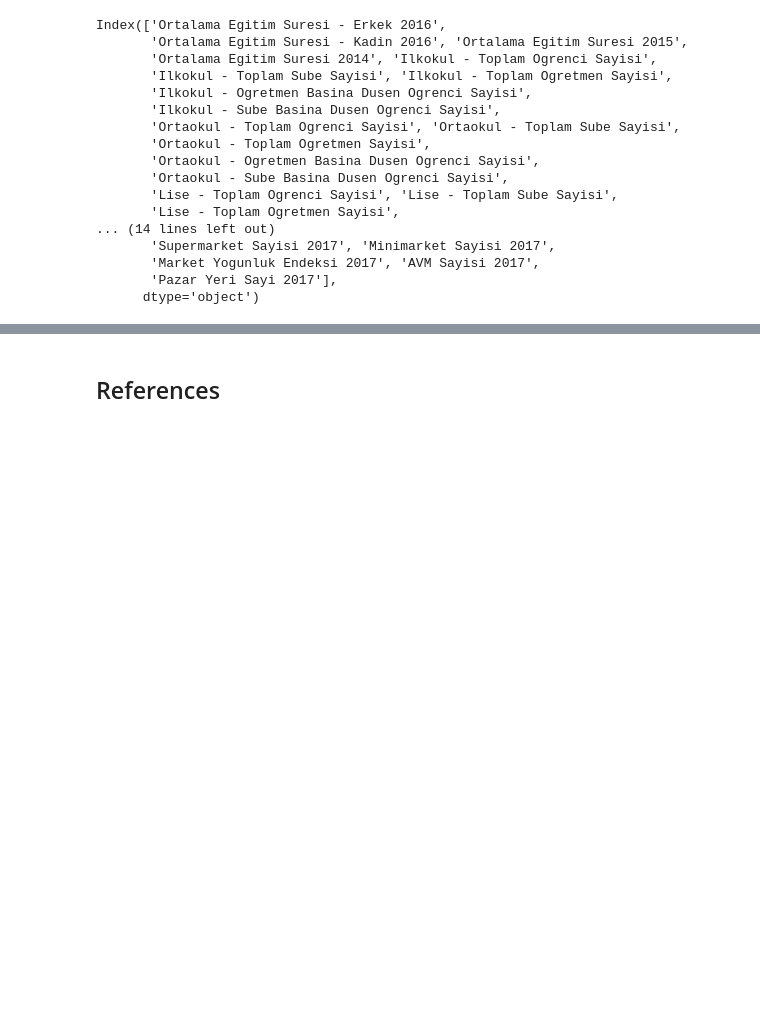
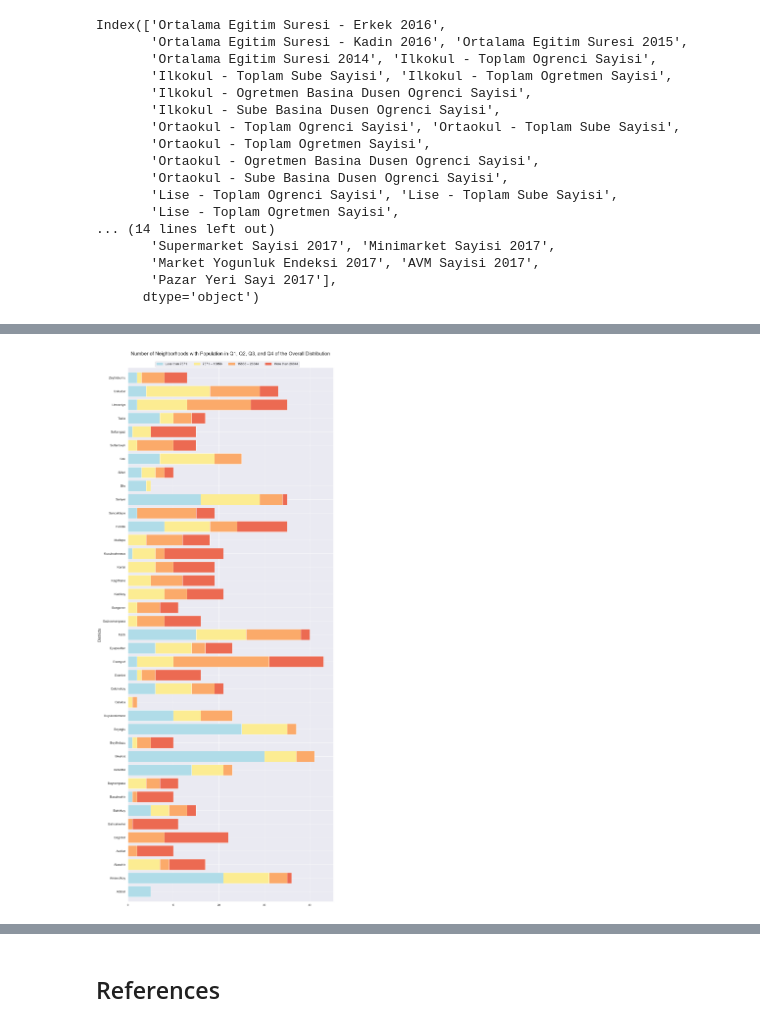
Before and after one commit to ercansen/istanbul, a Jupyter notebook: istanbul.ipynb, the cells around one changed output, grey strips where cells are left out. Saved outputs shown, nothing was run; the diff lists cells and outputs as text; code cells hidden in the pictures; blank space fills up the shorter version.

Commit message:
data cleaning, feature transformations, data visualizations; in progress

```diff
--- a/istanbul.ipynb
+++ b/istanbul.ipynb
@@ -1211,7 +1403,7 @@ for row in nbhds[(nbhds['district'] == 'SILIVRI')].itertuples():
 # Retains only the non-village neighborhoods in the filtered df socio_filtered
 socio_filtered = socio_filtered[~socio_filtered['nbhd_id'].isin(rows_to_ignore)]
 # %%
-# Filters neighborhoods with population above 500, for consistent and stable statistical analyses
-socio_filtered = socio_filtered[socio_filtered['2019 Toplam Nufus'] > 500]
+# Filters neighborhoods with population above 500, for stable and generizable statistical analyses
+socio_filtered = socio_filtered[socio_filtered['Total Population 2019'] > 500]
 # %%
 # We see that only a few null entries exist, so we can safely drop them and work with the remaining ones
@@ -1239,0 +1459,4 @@ socio_filtered = socio_filtered.dropna()
+# %%
+quartile_1 = np.quantile(socio_filtered['Total Population 2019'], .25)
+quartile_2 = np.quantile(socio_filtered['Total Population 2019'], .5)
+quartile_3 = np.quantile(socio_filtered['Total Population 2019'], .75)
@@ -1240,3 +1496,47 @@ socio_filtered = socio_filtered.dropna()
+# %%
+bars_1 = [l[0] for l in quartile_counts.values()]
+bars_2 = [l[1] for l in quartile_counts.values()]
+bars_3 = [l[2] for l in quartile_counts.values()]
+bars_4 = [l[3] for l in quartile_counts.values()]
+# %%
+bars_3_left = [x + y for (x,y) in zip(bars_1,bars_2)]
+bars_4_left = [x + y + z for (x,y,z) in zip(bars_1,bars_2,bars_3)]
+# %%
+districts = socio_filtered['district'].unique()
+
+fig,ax = plt.subplots()
+fig.set_size_inches(15,40)
+
+ax.barh(np.arange(len(districts)), bars_1, color="#B0DCE8", edgecolor=None)
+patch1 = mpatches.Patch(color="#B0DCE8", label='Less than %i' %quartile_1)
+
+ax.barh(np.arange(len(districts)), bars_2, left=bars_1, color="#FCEC92", edgecolor=None)
+patch2 = mpatches.Patch(color="#FCEC92", label='%i – %i' %(quartile_1,quartile_2))
+
+ax.barh(np.arange(len(districts)), bars_3, left=bars_3_left, color="#FBAA6A", edgecolor=None)
+patch3 = mpatches.Patch(color="#FBAA6A", label='%i – %i' %(quartile_2,quartile_3))
+
+ax.barh(np.arange(len(districts)), bars_4, left=bars_4_left, color="#EC6A52", edgecolor=None)
+patch4 = mpatches.Patch(color="#EC6A52", label='More than %i' %quartile_3)
+
+ax.set_yticks(np.arange(len(districts)))
+ax.set_yticklabels([d.title() for d in districts], fontsize=FONT_SM)
+ax.set_ylabel('Districts', fontsize=FONT_MED)
+
+ax.legend(handles=[patch1,patch2,patch3,patch4],
+          ncol=4,
+          loc='upper center',
+          bbox_to_anchor=(0.5, .891),
+          bbox_transform=plt.gcf().transFigure,
+          fontsize=FONT_SM)
+
+plt.ylim([-.75,np.arange(len(districts)).size - .25])
+plt.title('Number of Neighborhoods with Population in Q1, Q2, Q3, and Q4 of the Overall Distribution',
+          pad=50,
+          fontsize=FONT_LG)
+plt.show()
+# %% [output]
+[figure, added]
 # %%
 # Function that calculates rate of change from previous year to next
 def rate_of_change(prev_yr, next_yr):
```
Also changed, not shown: parts of 163 cells of this notebook, 1 other file.
